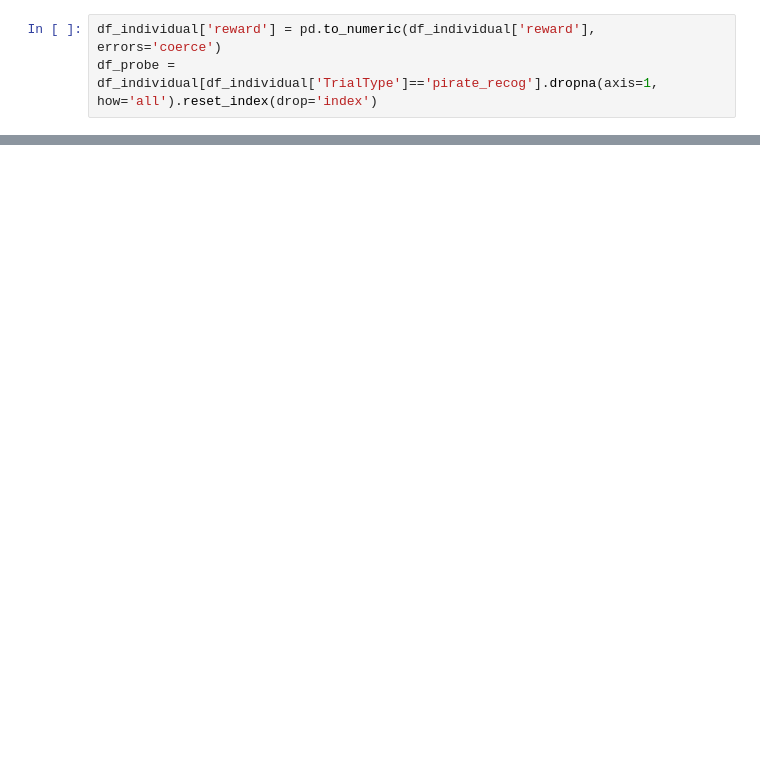
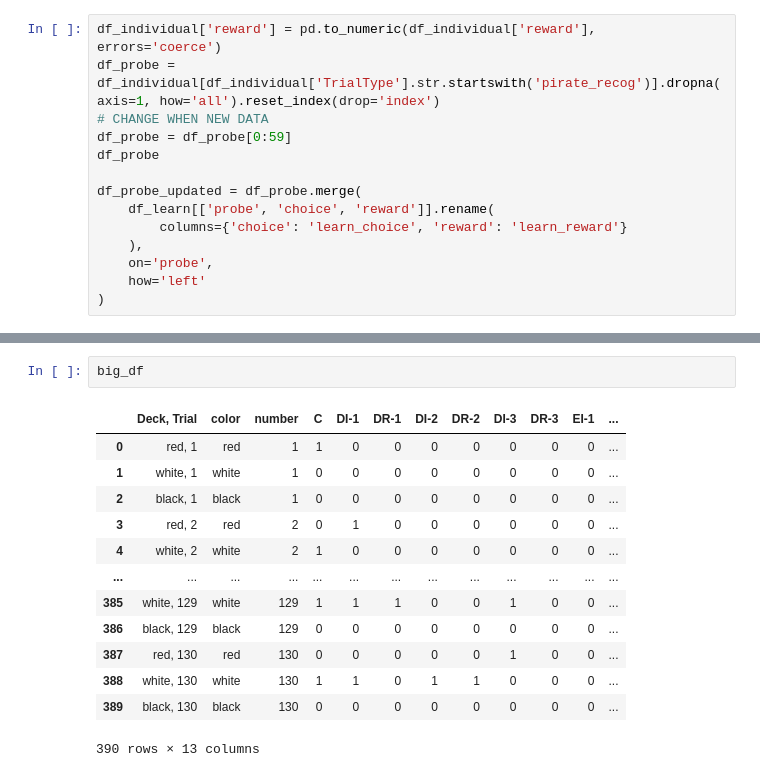
Before and after one commit to RohinPalsule/CB-PsychoPy, a Jupyter notebook: run_exp/kidGB_analysis.ipynb, the cells around one changed output, grey strips where cells are left out. Saved outputs shown, nothing was run; the diff lists cells and outputs as text; blank space fills up the shorter version.

```diff
--- a/run_exp/kidGB_analysis.ipynb
+++ b/run_exp/kidGB_analysis.ipynb
@@ -74,3 +61,14 @@ print(unique_locations)
 # %%
 df_individual['reward'] = pd.to_numeric(df_individual['reward'], errors='coerce')
-df_probe = df_individual[df_individual['TrialType']=='pirate_recog'].dropna(axis=1, how='all').reset_index(drop='index')
+df_probe = df_individual[df_individual['TrialType'].str.startswith('pirate_recog')].dropna(axis=1, how='all').reset_index(drop='index')
+# CHANGE WHEN NEW DATA
+df_probe = df_probe[0:59]
+df_probe
+
+df_probe_updated = df_probe.merge(
+    df_learn[['probe', 'choice', 'reward']].rename(
+        columns={'choice': 'learn_choice', 'reward': 'learn_reward'}
+    ),
+    on='probe',
+    how='left'
+)
@@ -260,3 +483,19 @@ best_pirate_df = df_individual[df_individual['TrialType'] == 'best_pirate'].drop
+# %%
+big_df
+# %% [output]
+|  | Deck, Trial | color | number | C | DI-1 | DR-1 | DI-2 | DR-2 | DI-3 | DR-3 | EI-1 | ... |
+| 0 | red, 1 | red | 1 | 1 | 0 | 0 | 0 | 0 | 0 | 0 | 0 | ... |
+| 1 | white, 1 | white | 1 | 0 | 0 | 0 | 0 | 0 | 0 | 0 | 0 | ... |
+| 2 | black, 1 | black | 1 | 0 | 0 | 0 | 0 | 0 | 0 | 0 | 0 | ... |
+| 3 | red, 2 | red | 2 | 0 | 1 | 0 | 0 | 0 | 0 | 0 | 0 | ... |
+| 4 | white, 2 | white | 2 | 1 | 0 | 0 | 0 | 0 | 0 | 0 | 0 | ... |
+| ... | ... | ... | ... | ... | ... | ... | ... | ... | ... | ... | ... | ... |
+| 385 | white, 129 | white | 129 | 1 | 1 | 1 | 0 | 0 | 1 | 0 | 0 | ... |
+| 386 | black, 129 | black | 129 | 0 | 0 | 0 | 0 | 0 | 0 | 0 | 0 | ... |
+| 387 | red, 130 | red | 130 | 0 | 0 | 0 | 0 | 0 | 1 | 0 | 0 | ... |
+| 388 | white, 130 | white | 130 | 1 | 1 | 0 | 1 | 1 | 0 | 0 | 0 | ... |
+| 389 | black, 130 | black | 130 | 0 | 0 | 0 | 0 | 0 | 0 | 0 | 0 | ... |
+390 rows × 13 columns
 # %%
 import ast
 import pandas as pd
```
Also changed, not shown: parts of 21 cells of this notebook, 11 other files.
